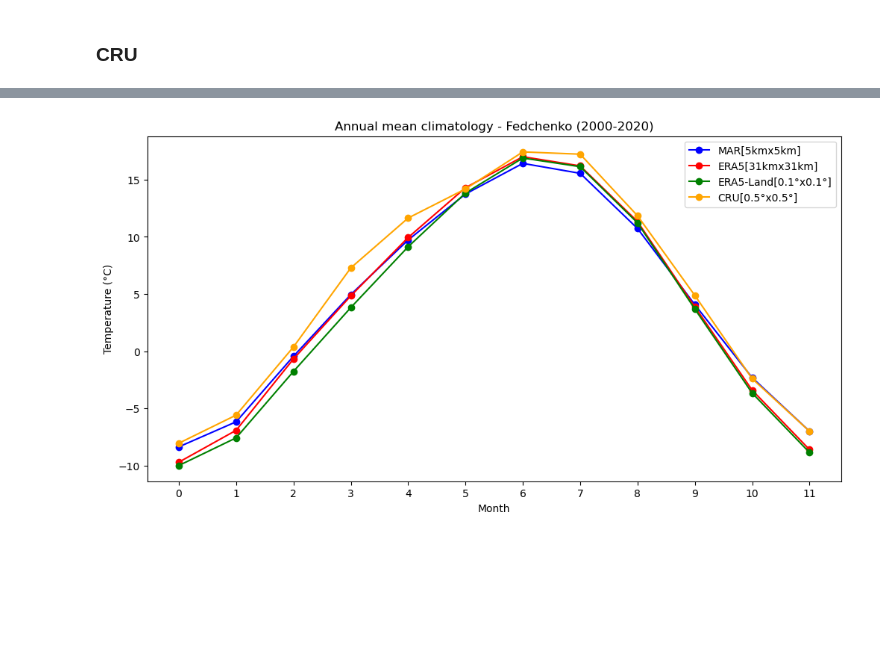
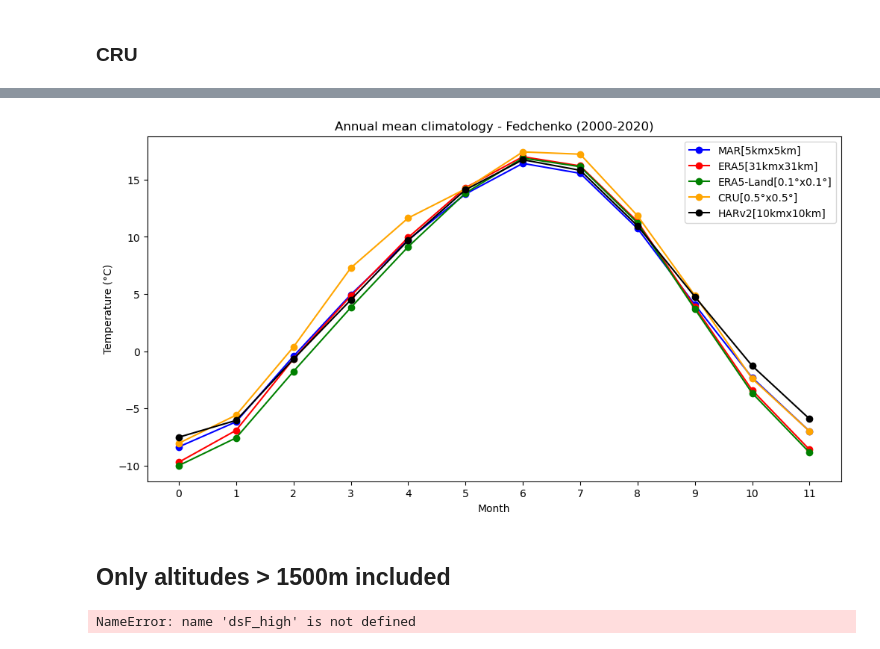
Before and after one commit to xfain/MAR_HMA, a Jupyter notebook: comparison_t2m.annual_climatology_Fed.ipynb, the cells around one changed output, grey strips where cells are left out. Cells and saved outputs as stored; diff of their text form; code cells hidden in the pictures; blank space fills up the shorter version.

```diff
--- a/comparison_t2m.annual_climatology_Fed.ipynb
+++ b/comparison_t2m.annual_climatology_Fed.ipynb
@@ -90,0 +229,30 @@ res4=str('0.5°x0.5°')
+# %%
+folder_HARv2='/bettik/PROJECTS/pr-regional-climate/santolam/HARv2/'
+tmp_HARv2 = xr.open_mfdataset(folder_HARv2 + 'HARv2_mon_d10km_d_2d_t2_1980-2023.nc').t2.load()-273.15
+tmp_HARv2= tmp_HARv2.sel(time=slice("2000-01-01", "2020-12-31"))
+
+def xy_sel_dom(ds,domain):
+    latS,latN,lonW,lonE,latlim,lonlim=dom.coord_domain(domain)
+    lat_str = ''
+    lon_str = ''
+    other_dims_str = []
+    for dim in ds.coords:
+      #  print(dim)
+        if dim in ['lat', 'latitude','LON']:
+            lat_str = dim
+        elif dim in ['lon', 'longitude','LAT']:
+            lon_str = dim
+        else:
+            other_dims_str.append(dim)
+    mask = (
+        (latS < ds[lat_str]) & ( ds[lat_str] < latN)
+    & (lonW < ds[lon_str]) & ( ds[lon_str] < lonE)
+    )
+    field_dom=ds.where(mask,drop=True)
+    return field_dom
+
+tmp_HARv2=xy_sel_dom(tmp_HARv2,domain)
+# tmp_HARv2=tmp_HARv2.sel(lat=latlim_grF,lon=lonlim_grF)
+
+model5='HARv2'
+res5=str('10kmx10km')
@@ -91,5 +261,5 @@ res4=str('0.5°x0.5°')
 # %%
-modelList=[model1,model2,model3,model4]
-resList=[res1,res2,res3,res4]
+modelList=[model1,model2,model3,model4,model5]
+resList=[res1,res2,res3,res4,res5]
 print(modelList)
 print(resList)
@@ -99,5 +268,5 @@ print(resList)
 # %%
-dsList=[dsF,tmp_era5, tmp_era5land, tmp_cru]
+dsList=[dsF,tmp_era5, tmp_era5land, tmp_cru, tmp_HARv2]
 # %%
 avgList=[]
 for i,elem in enumerate(dsList):
@@ -109,4 +278,8 @@ for i,elem in enumerate(dsList):
         print(i)
         print(modelList[i],resList[i])
         avg0=elem.mean(dim='lon').mean(dim='lat')
+    elif i in [4]:
+        print(i)
+        print(modelList[i],resList[i])
+        avg0=elem.mean(dim='west_east').mean(dim='south_north')
     avgList.append(avg0)
@@ -129,26 +293,32 @@ for da in avgList:
 # %%
 title="Annual mean climatology - Fedchenko (2000-2020)"
 
 xmonths=np.arange(0,12,1)
 
 fig, ax = plt.subplots(figsize=(12, 6))
 my_ticks=xmonths
 
 ax.plot(xmonths, annualCycleList[0], 'b',linestyle='-',marker='o',label=modelList[0]+'['+ resList[0]+']')
 
 ax.plot(xmonths, annualCycleList[1], 'r',linestyle='-',marker='o',label=modelList[1]+'['+ resList[1]+']')
 ax.plot(xmonths, annualCycleList[2], 'g',linestyle='-',marker='o',label=modelList[2]+'['+ resList[2]+']')
 ax.plot(xmonths, annualCycleList[3], 'orange',linestyle='-',marker='o',label=modelList[3]+'['+ resList[3]+']')
-
+ax.plot(xmonths, annualCycleList[4], 'black',linestyle='-',marker='o',label=modelList[4]+'['+ resList[4]+']')
 
 
 ax.set_xlabel('Month')
 ax.set_ylabel('Temperature (°C)')
 ax.set_title(title)
 freq=5
 plt.xticks(xmonths,my_ticks,)
 plt.legend()
 plt.savefig('AnnualClimato_Fed.png',format='png')
 plt.show()
 # %% [output]
-[figure, old version]
+[figure, new version]
+# %% [markdown]
+## Only altitudes > 1500m included
+# %%
+dsList=[dsF_high,tmp_era5_high, tmp_era5land_high, tmp_cru_high]
+# %% [output]
+NameError: name 'dsF_high' is not defined
```
Also changed, not shown: parts of 25 cells of this notebook, 11 other files.
